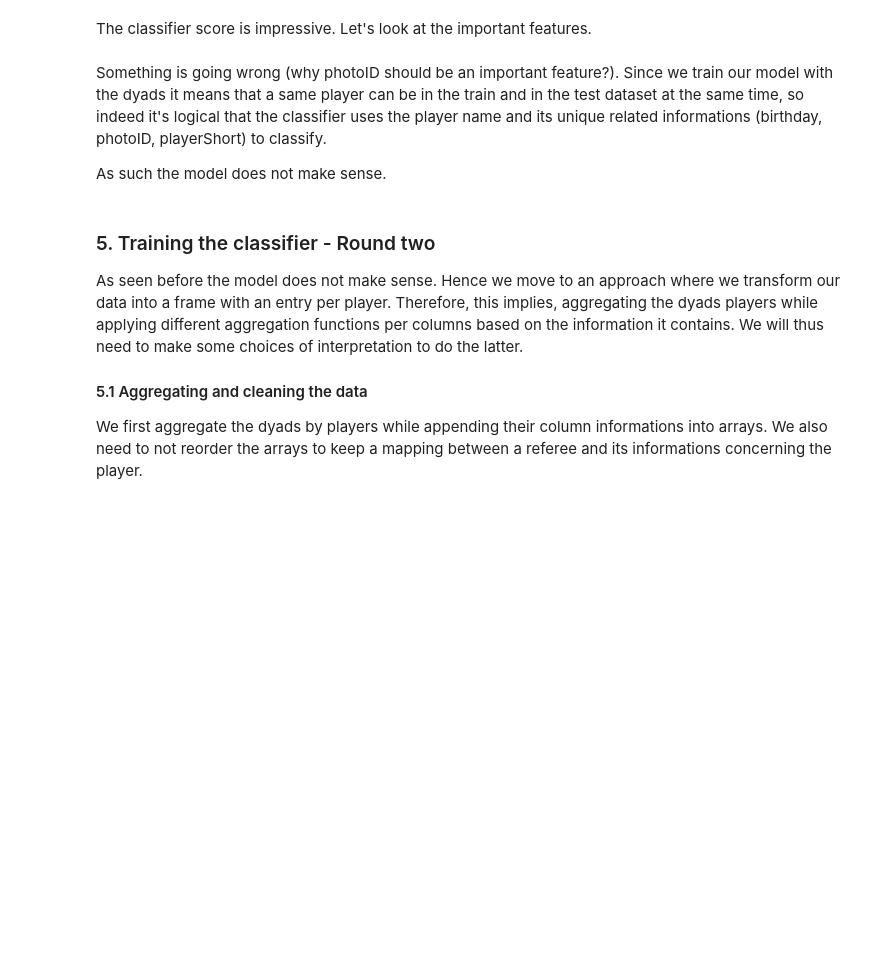
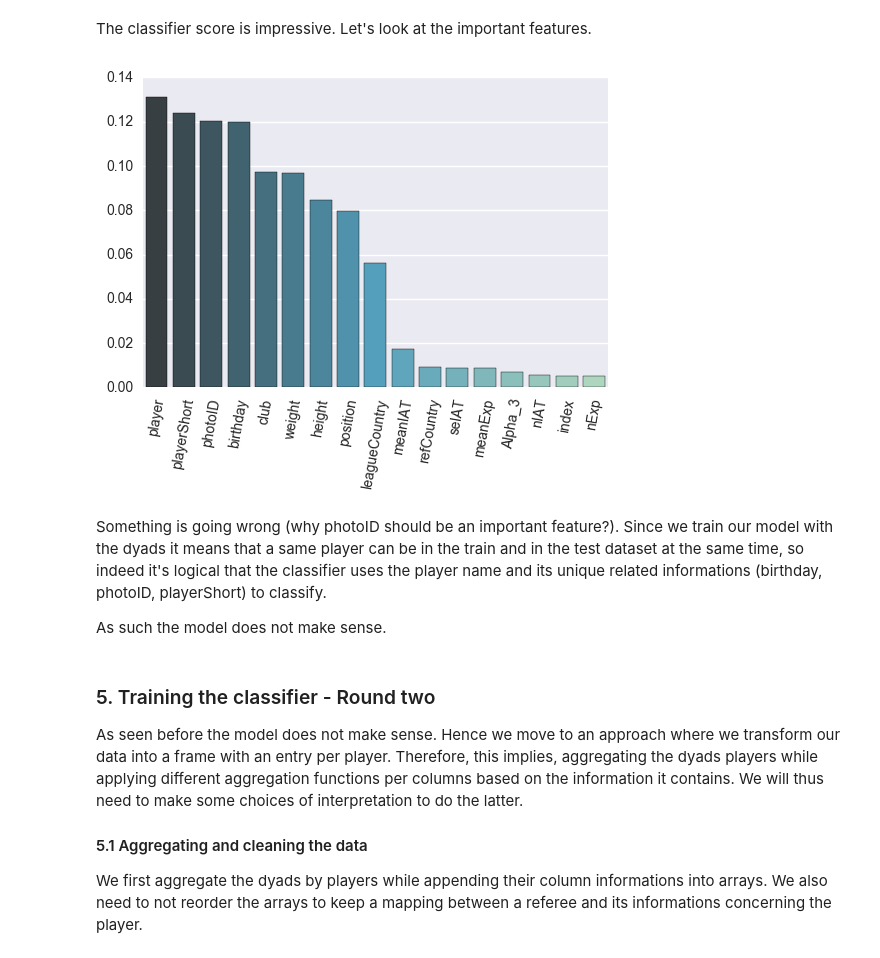
Before and after one commit to agpmilli/adaepfl, a Jupyter notebook: Homework/04 - Applied ML/AppliedML.ipynb, the cells around one changed output. Cells and saved outputs as stored; diff of their text form; code cells hidden in the pictures; blank space fills up the shorter version.

```diff
--- a/Homework/04 - Applied ML/AppliedML.ipynb
+++ b/Homework/04 - Applied ML/AppliedML.ipynb
@@ -204,7 +237,9 @@ print("Cross-val score:", scores.mean())
 The classifier score is impressive. Let's look at the important features.
 # %%
 #Feature Importances
-class_helper.plot_importances(classifier, dyads_encoded, labels, 0.005)
+plt_helper.plot_importances(classifier, dyads_encoded, labels, 0.005)
+# %% [output]
+[figure, added]
 # %% [markdown]
 Something is going wrong (why photoID should be an important feature?). Since we train our model with the dyads it means that a same player can be in the train and in the test dataset at the same time, so indeed it's logical that the classifier uses the player name and its unique related informations (birthday, photoID, playerShort) to classify.
 
```
Also changed, not shown: parts of 34 cells of this notebook, 3 other files.
